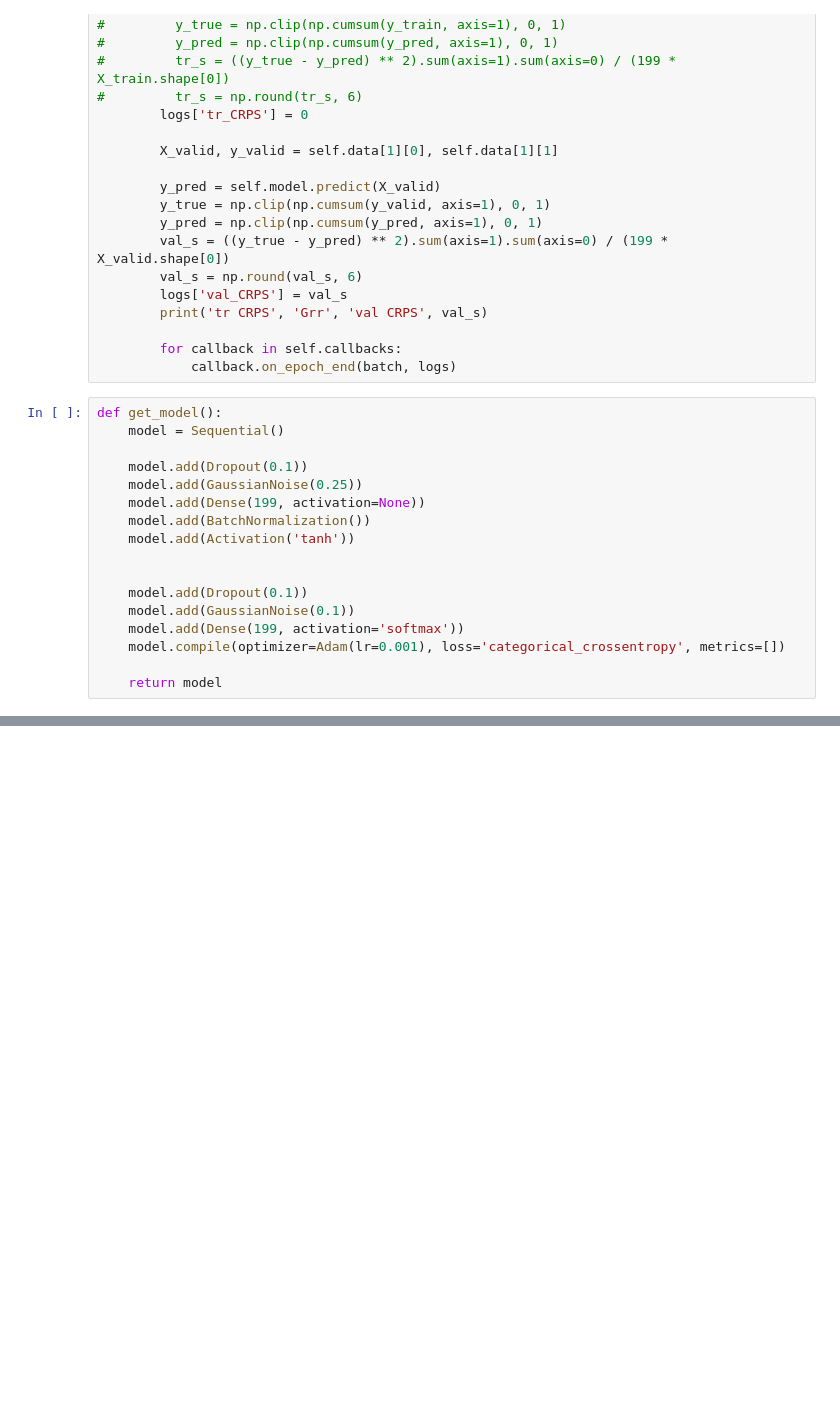
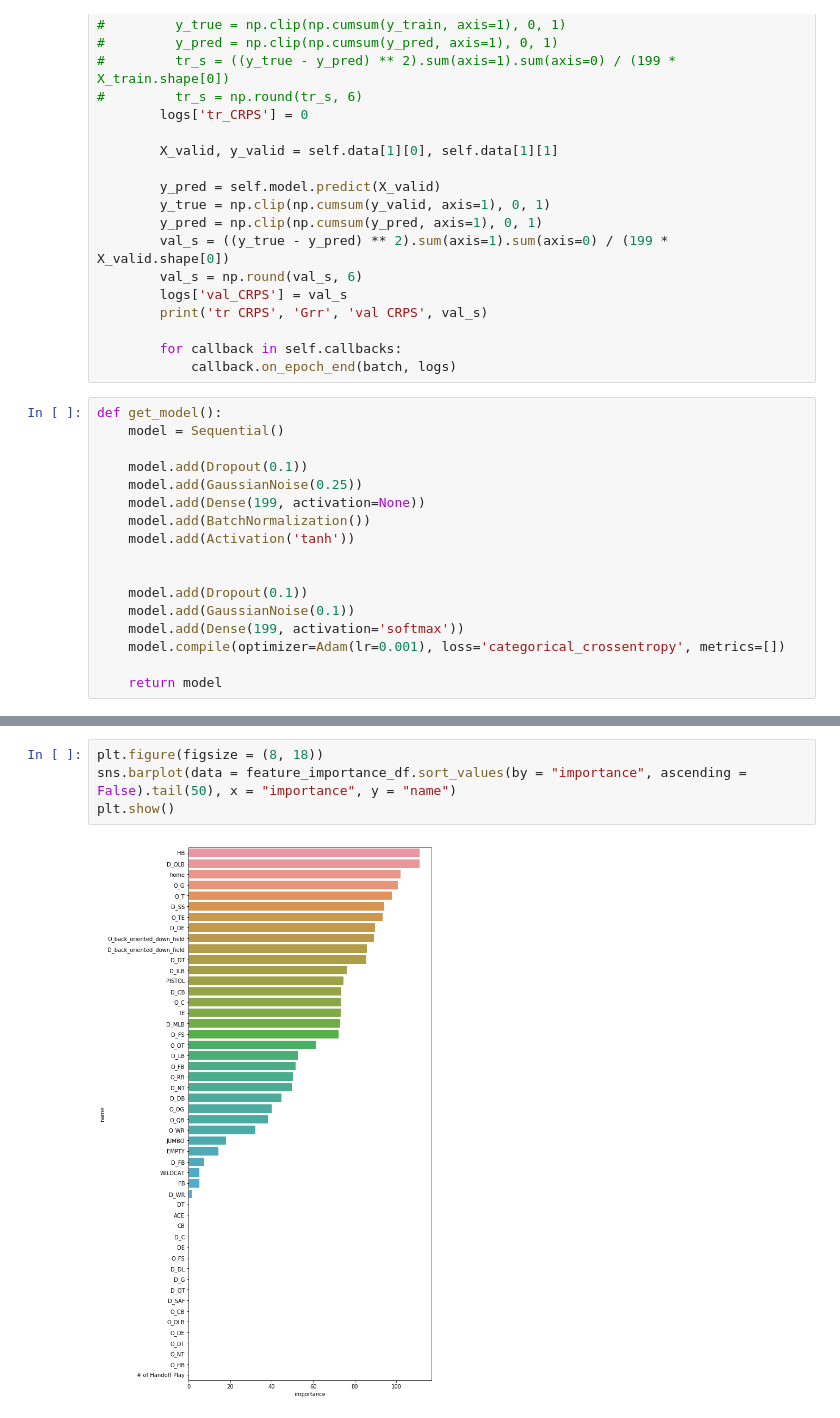
Before and after one commit to yxm162930/NFL, a Jupyter notebook: NFL Model.ipynb, the cells around one changed output, grey strips where cells are left out. Saved outputs shown, nothing was run; the diff lists cells and outputs as text; blank space fills up the shorter version.

```diff
--- a/NFL Model.ipynb
+++ b/NFL Model.ipynb
@@ -909,0 +718,6 @@ env.write_submission_file()
+# %%
+plt.figure(figsize = (8, 18))
+sns.barplot(data = feature_importance_df.sort_values(by = "importance", ascending = False).tail(50), x = "importance", y = "name")
+plt.show()
+# %% [output]
+[figure, added]
```
Also changed, not shown: parts of 17 cells of this notebook.
